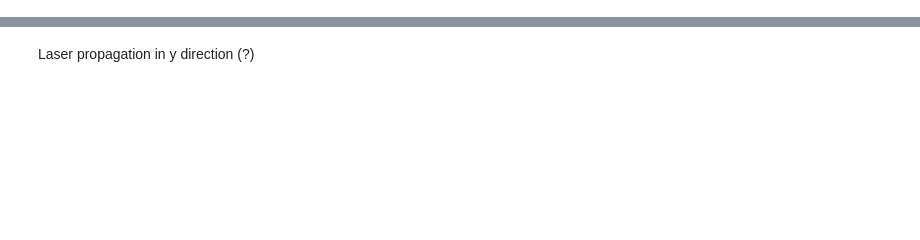
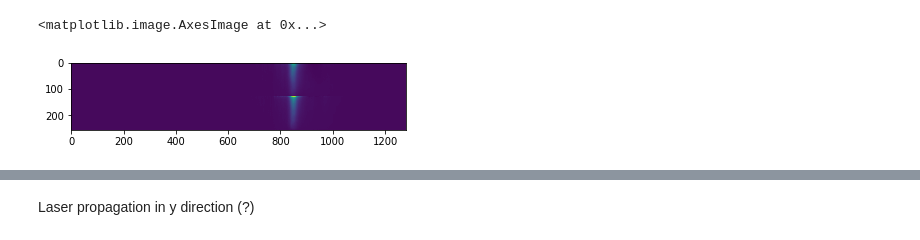
Before and after one commit to pordyna/fdrot, a Jupyter notebook: openPMD_example_data_load.ipynb, the cells around one changed output, grey strips where cells are left out. Drawn from its saved outputs; the diff is of its cells as text; code cells hidden in the pictures; blank space fills up the shorter version.

```diff
--- a/openPMD_example_data_load.ipynb
+++ b/openPMD_example_data_load.ipynb
@@ -29,5 +43,5 @@ print(list(f['/data/5000/fields']))
 # %%
-n_e_h5py = f['/data/5000/fields/e_density']
+n_e_h5py = f['/data/'+step+'/fields/e_density']
 # %%
 n_e = n_e_h5py.value * n_e_h5py.attrs['unitSI']
 # %%
@@ -53,0 +175,5 @@ axis[2].imshow(B_z.T, aspect='auto')
+# %%
+plt.imshow(rotation(n_e * B_z.astype(np.float64)))
+# %% [output]
+<matplotlib.image.AxesImage at 0x...>
+[figure, added]
```
Also changed, not shown: parts of 19 cells of this notebook, 1 other file.
